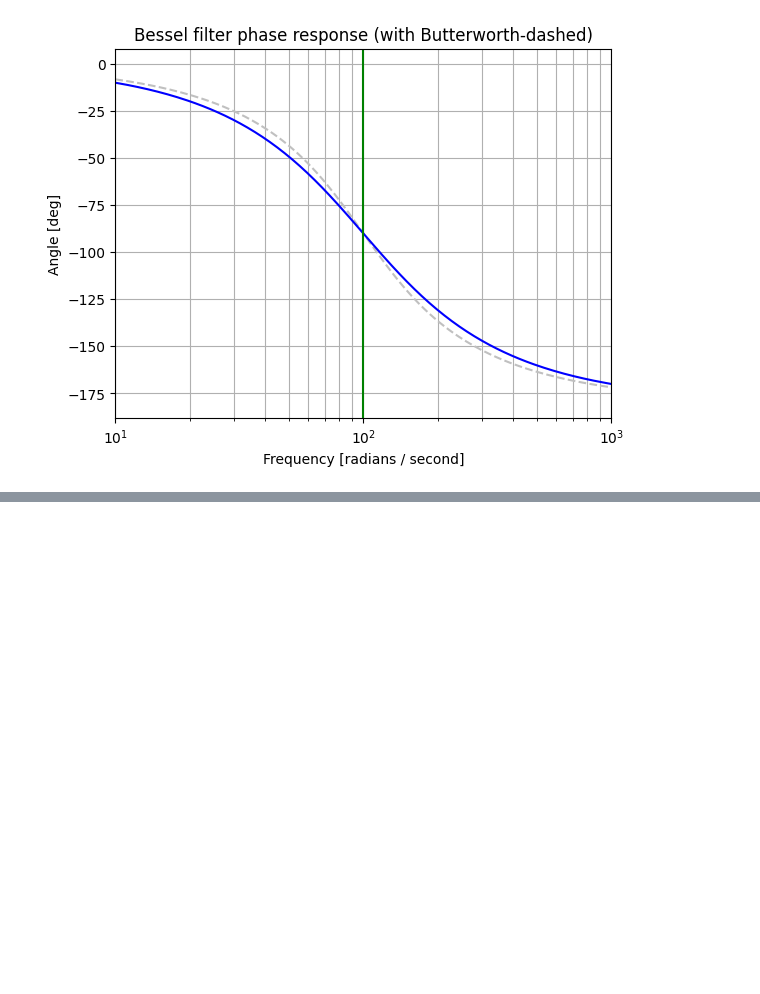
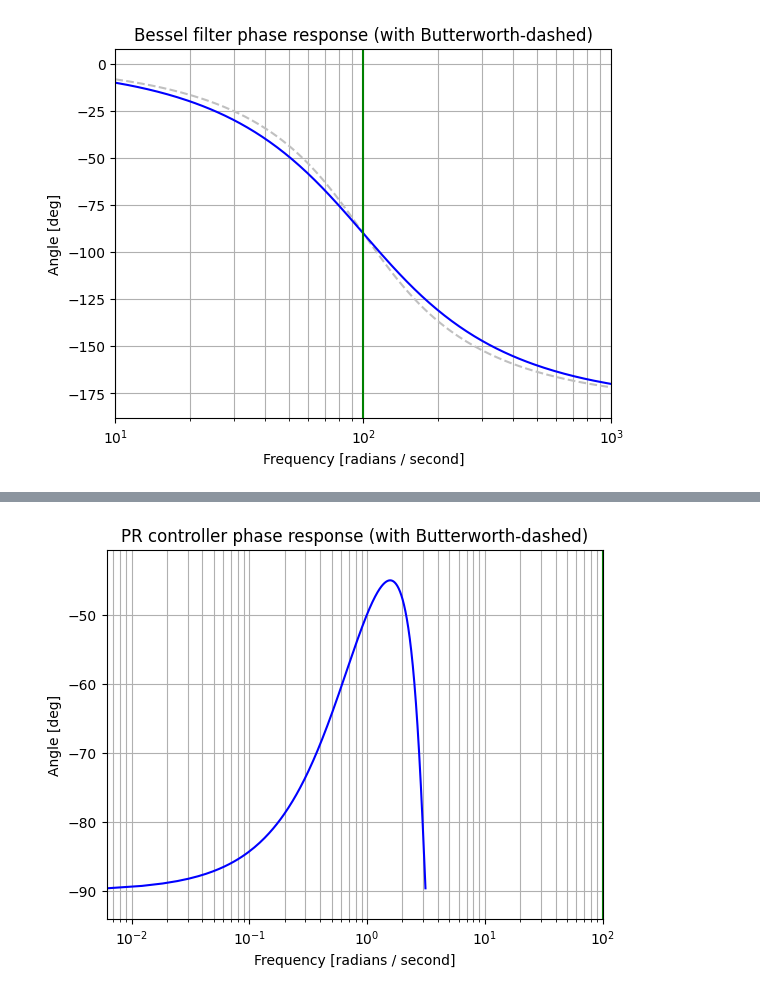
Before and after one commit to mirtcho/motor_control, a Jupyter notebook: jupyter/Untitled6.ipynb, the cells around one changed output, grey strips where cells are left out. Drawn from its saved outputs; the diff is of its cells as text; code cells hidden in the pictures; blank space fills up the shorter version.

```diff
--- a/jupyter/Untitled6.ipynb
+++ b/jupyter/Untitled6.ipynb
@@ -33,0 +80,11 @@ plt.show()
+# %%
+plt.semilogx(w,  180*np.angle(h) /np.pi, color='blue')
+plt.title('PR controller phase response (with Butterworth-dashed)')
+plt.xlabel('Frequency [radians / second]')
+plt.ylabel('Angle [deg]')
+plt.margins(0, 0.1)
+plt.grid(which='both', axis='both')
+plt.axvline(100, color='green')  # cutoff frequency
+plt.show()
+# %% [output]
+[figure, added]
```
Also changed, not shown: parts of 1 cell of this notebook.
